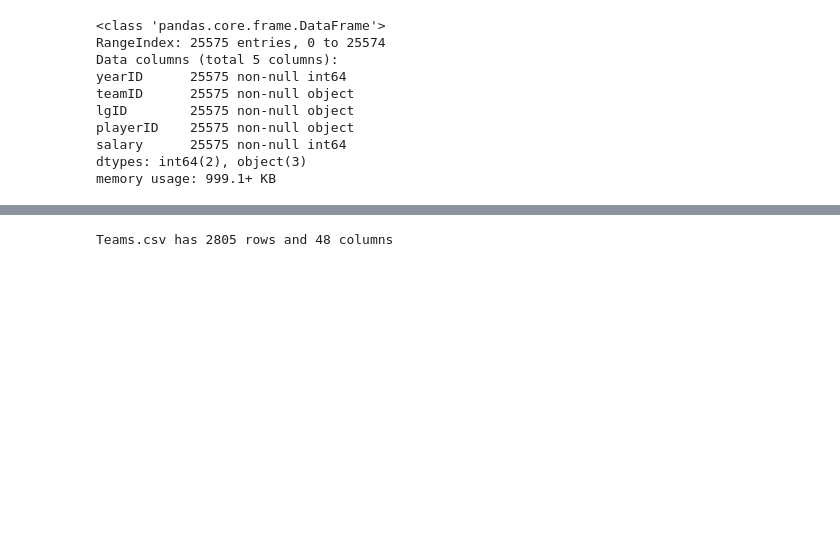
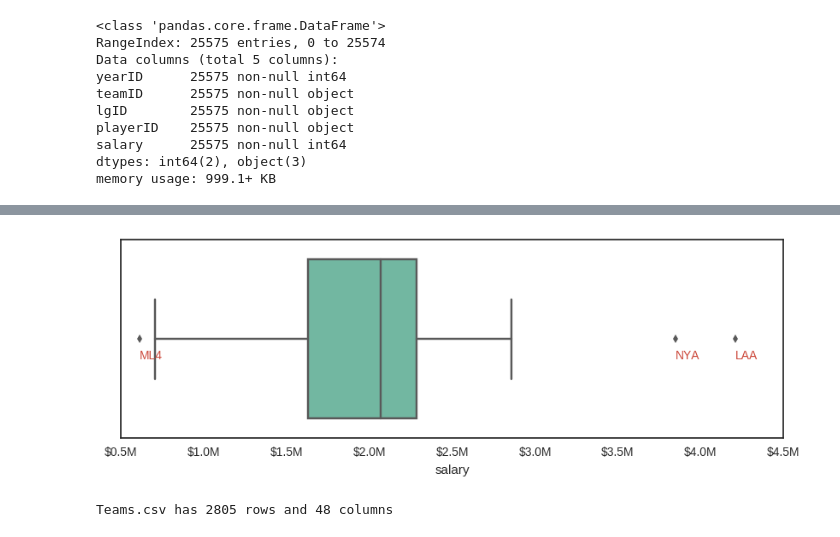
Before and after one commit to bonamprabhu/baseball-statistics, a Jupyter notebook: baseball-statistics.ipynb, the cells around one changed output, grey strips where cells are left out. Drawn from its saved outputs; the diff is of its cells as text; code cells hidden in the pictures; blank space fills up the shorter version.

```diff
--- a/baseball-statistics.ipynb
+++ b/baseball-statistics.ipynb
@@ -65,0 +90,3 @@ p2.grid()
+# %%
+team_avg_salary = salaries.groupby('teamID').mean()['salary']
+salary_stats(team_avg_salary)
@@ -66,3 +102,13 @@ p2.grid()
+# %%
+plt.figure(figsize=(10,3))
+g = sns.boxplot(team_avg_salary, palette='Set2')
+g.xaxis.set_major_formatter(formatter)
+
+for t, s in zip(team_avg_salary.index, team_avg_salary):
+    if s > team_avg_salary.quantile(q=0.95) or s < team_avg_salary.quantile(q=0.025):
+        g.text(x=s, y=0.1, s=t, color='#CB4335')
+# %% [output]
+[figure, added]
 # %%
 teams = read_csv('Teams.csv')
 # %% [output]
```
Also changed, not shown: parts of 19 cells of this notebook, 1 other file.
